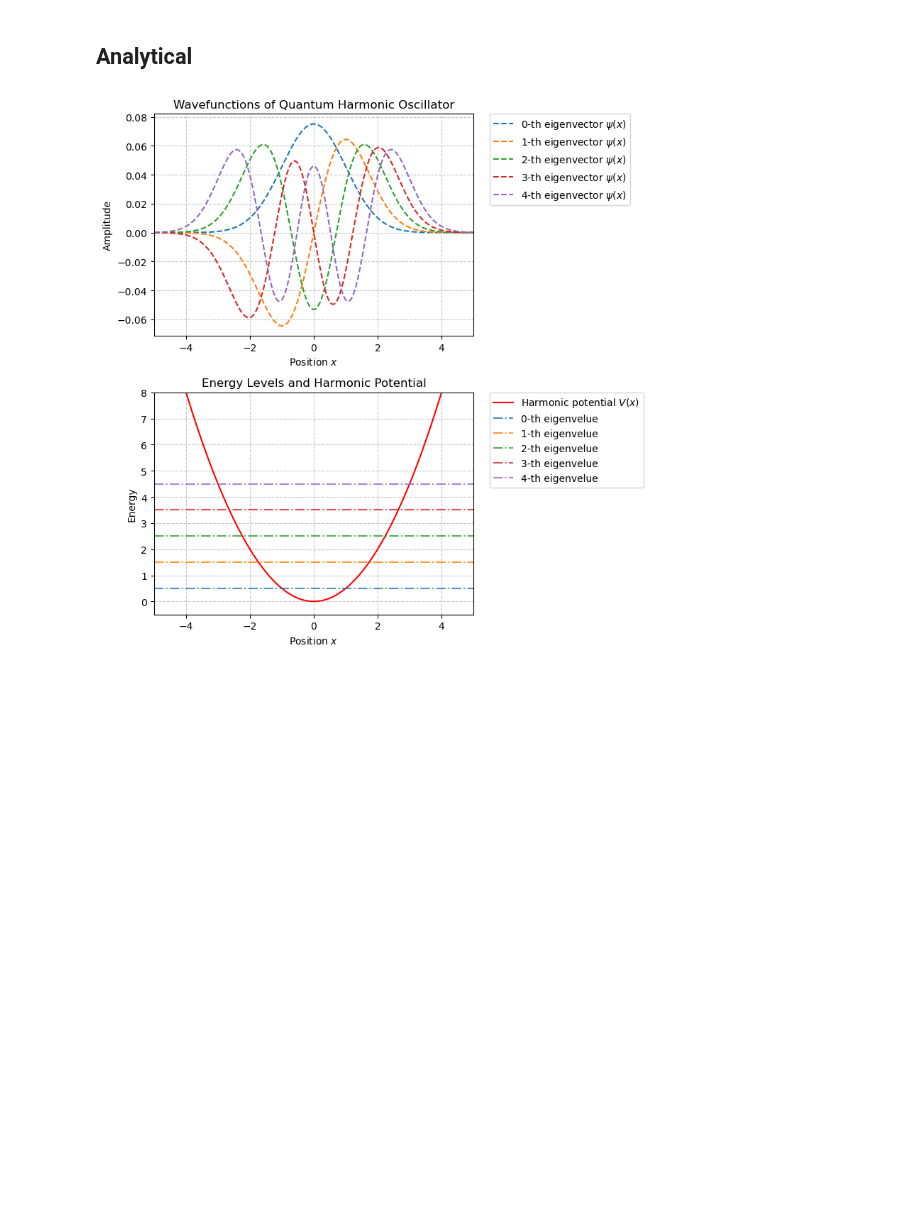
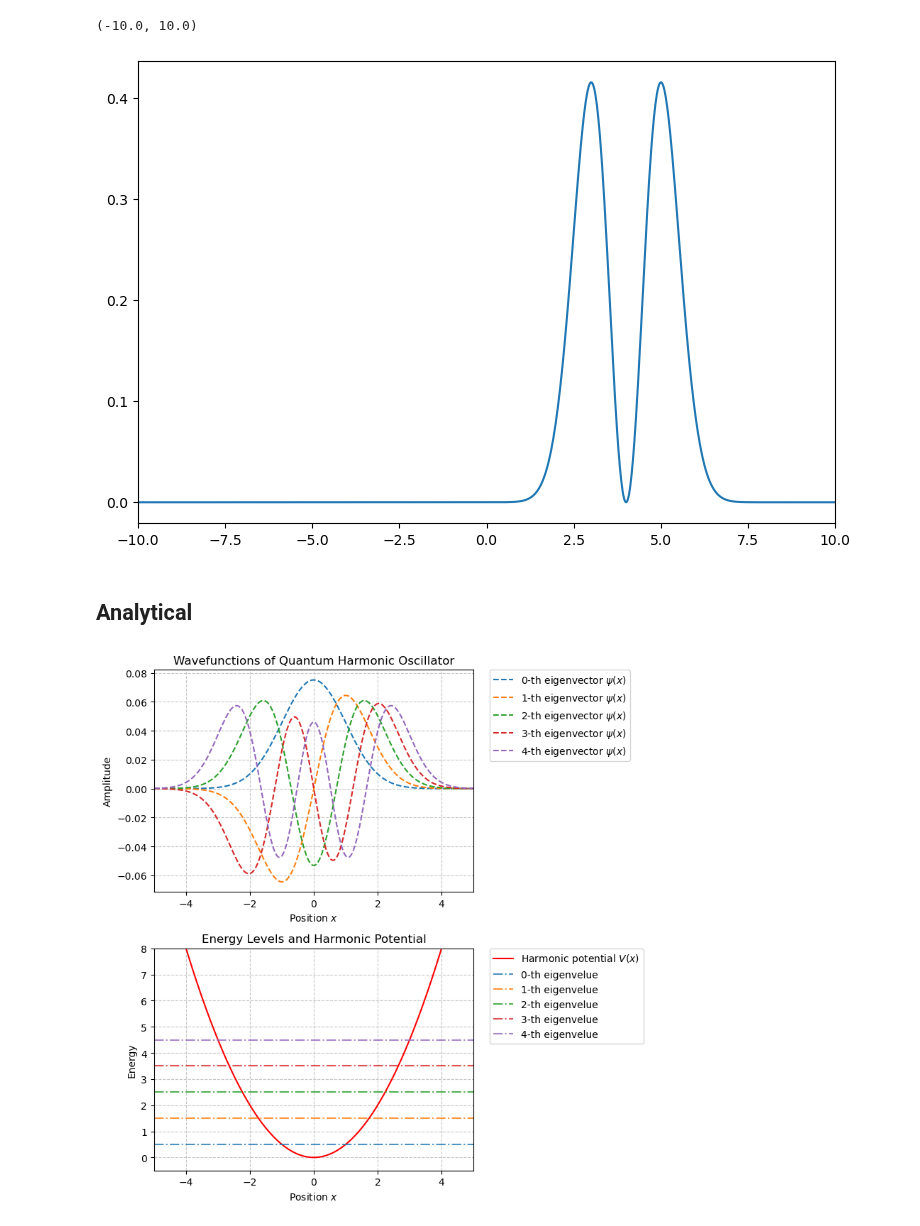
Before and after one commit to sdracia/QIC, a Jupyter notebook: 04_Assignement/quantum_harm_oscill.ipynb, the cells around one changed output. Saved outputs shown, nothing was run; the diff lists cells and outputs as text; code cells hidden in the pictures; blank space fills up the shorter version.

```diff
--- a/04_Assignement/quantum_harm_oscill.ipynb
+++ b/04_Assignement/quantum_harm_oscill.ipynb
@@ -8,6 +8,36 @@ import time
 import analytical_solution as anso
 import functions as fu
 import sparse_matrix as spma
+# %%
+N = 1000    # Number of intervals between -L and L
+L = 10
+dt = 0.025
+t_steps = 20000
+omega = 1
+
+#### INPUT PARAMETERS ####
+N = 1000
+omega = 1
+
+x_i = np.array([(((2*L)/N)*i - L) for i in range(N)])
+
+custom_wfc = np.zeros(N, dtype=complex)
+
+# I initialize the wavefunction to the ground state (n=0)
+# And centered in 0
+wfcoffset=0     # W.f. offset --> it's x - x_0
+n=1            # Order of the Hermite Polynomial --> correspond to the ground state
+
+custom_wfc += anso.harmonic_wfc(x_i - 4, omega, n).astype(complex)
+# %%
+density = (np.abs(custom_wfc))**2
+
+plt.figure(figsize=(9,6))
+plt.plot(x_i, density)
+plt.xlim(-10,10)
+# %% [output]
+(-10.0, 10.0)
+[figure, added]
 # %%
 #### INPUT PARAMETERS ####
 N = 1000
```
Also changed, not shown: 6 other files.
